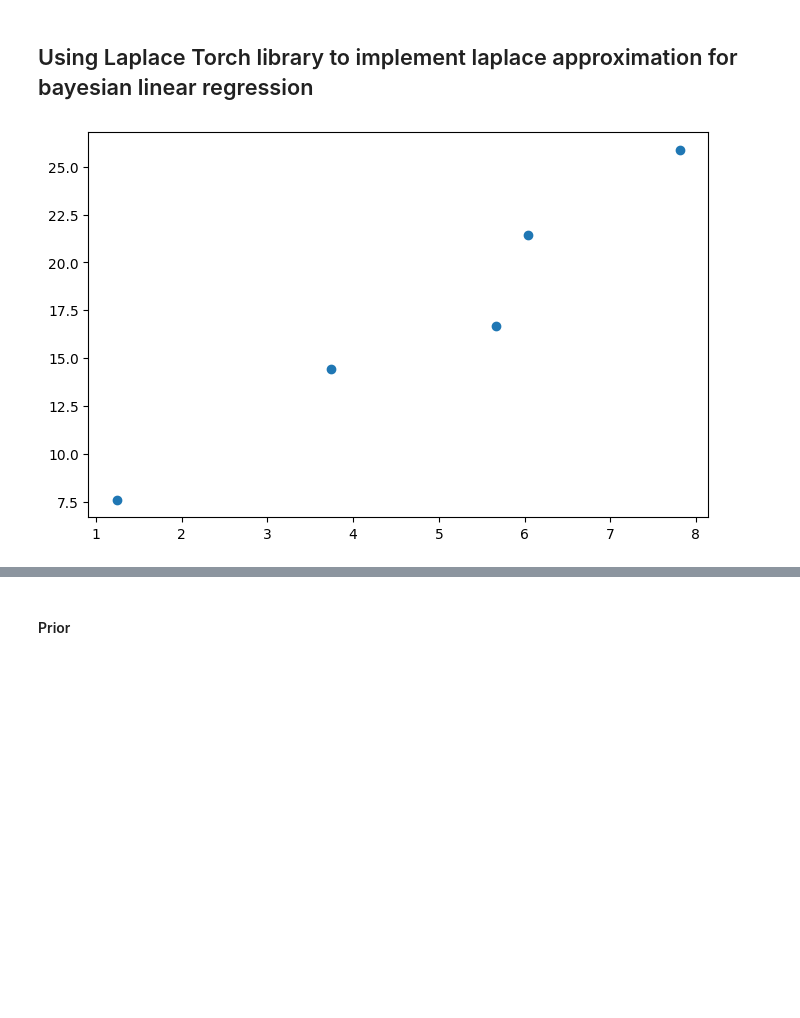
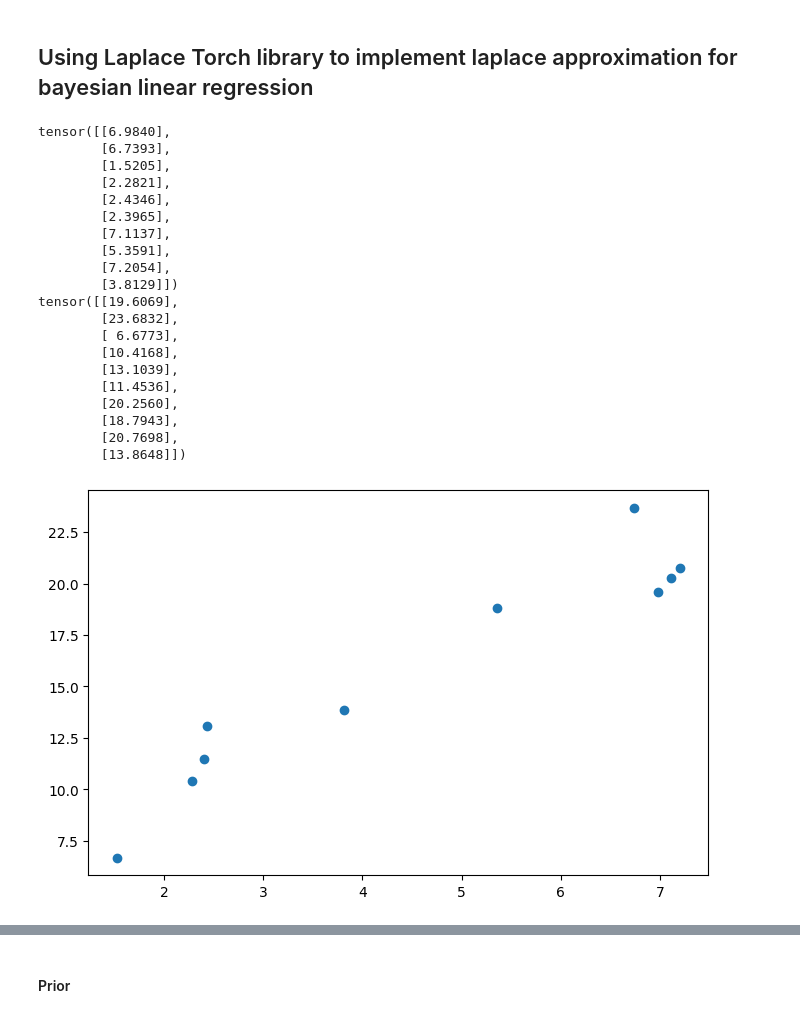
Before and after one commit to Kalash0309/Bayesian_Unlearning, a Jupyter notebook: Kalash/laplace_library_linear_regression.ipynb, the cells around one changed output, grey strips where cells are left out. Drawn from its saved outputs; the diff is of its cells as text; code cells hidden in the pictures; blank space fills up the shorter version.

```diff
--- a/Kalash/laplace_library_linear_regression.ipynb
+++ b/Kalash/laplace_library_linear_regression.ipynb
@@ -33,17 +35,37 @@ def get_linear_example(n_data=150, sigma_noise=0.3, batch_size=150):
 # %%
 # Plot the data
 
-X_train, y_train, train_loader, X_test = get_linear_example(n_data=5, sigma_noise=2, batch_size=5)
+X_train, y_train, train_loader, X_test = get_linear_example(n_data=10, sigma_noise=2, batch_size=10)
 
 def plot_data(X_train, y_train, X_test=None, y_test=None, samples=None):
     plt.figure(figsize=(8, 5))
     plt.scatter(X_train.numpy(), y_train.numpy())
     if X_test is not None:
         plt.plot(X_test.numpy(), y_test.numpy(), color='k')
     if samples is not None:
         plt.plot(X_test.numpy(), samples.numpy(), color='r', alpha=0.2)
     plt.show()
 
 plot_data(X_train, y_train)
 # %% [output]
+tensor([[6.9840],
+        [6.7393],
+        [1.5205],
+        [2.2821],
+        [2.4346],
+        [2.3965],
+        [7.1137],
+        [5.3591],
+        [7.2054],
+        [3.8129]])
+tensor([[19.6069],
+        [23.6832],
+        [ 6.6773],
+        [10.4168],
+        [13.1039],
+        [11.4536],
+        [20.2560],
+        [18.7943],
+        [20.7698],
+        [13.8648]])
-[figure, old version]
+[figure, new version]
```
Also changed, not shown: parts of 25 cells of this notebook, 13 other files.
